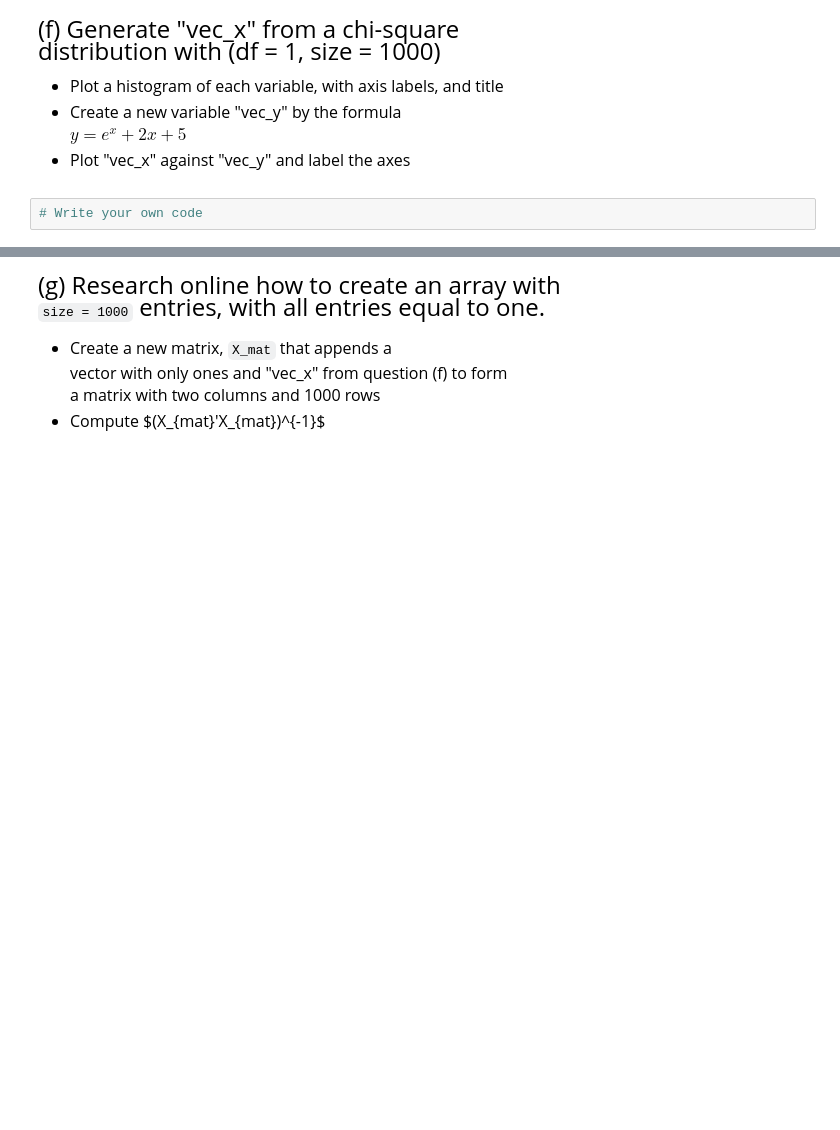
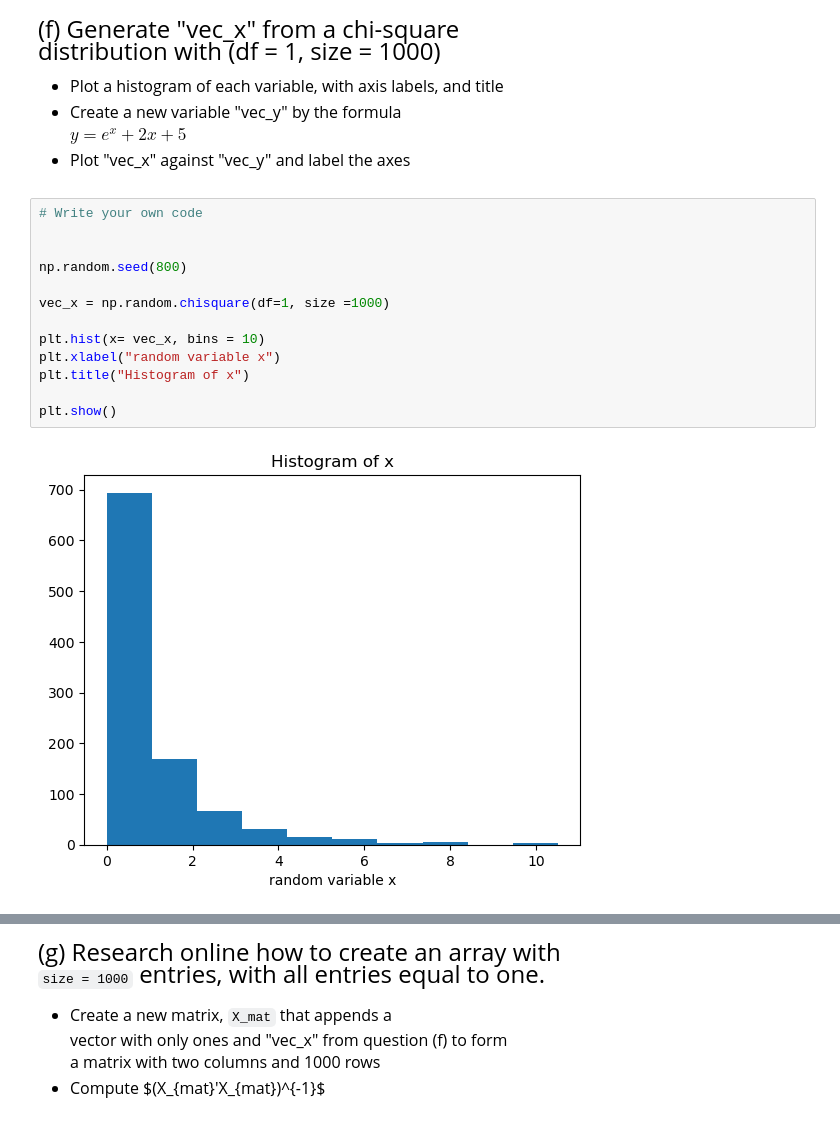
Before and after one commit to zwangemory/qtm530fall2024, a Jupyter notebook: Lecture 01/Lecture 1 - Exercises.ipynb, the cells around one changed output, grey strips where cells are left out. Cells and saved outputs as stored; diff of their text form; blank space fills up the shorter version.

```diff
--- a/Lecture 01/Lecture 1 - Exercises.ipynb
+++ b/Lecture 01/Lecture 1 - Exercises.ipynb
@@ -178,5 +228,18 @@ distribution with (df = 1, size = 1000)
 - Create a new variable "vec_y" by the formula <br>
 $ y = e^x + 2x + 5$
 - Plot "vec_x" against "vec_y" and label the axes
-# %%
-# Write your own code
+# %%
+# Write your own code
+
+
+np.random.seed(800)
+
+vec_x = np.random.chisquare(df=1, size =1000)
+
+plt.hist(x= vec_x, bins = 10)
+plt.xlabel("random variable x")
+plt.title("Histogram of x")
+
+plt.show()
+# %% [output]
+[figure, added]
```
Also changed, not shown: parts of 10 cells of this notebook, 5 other files.
